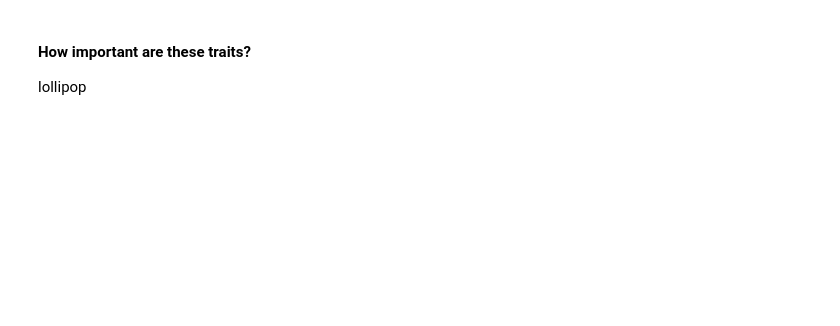
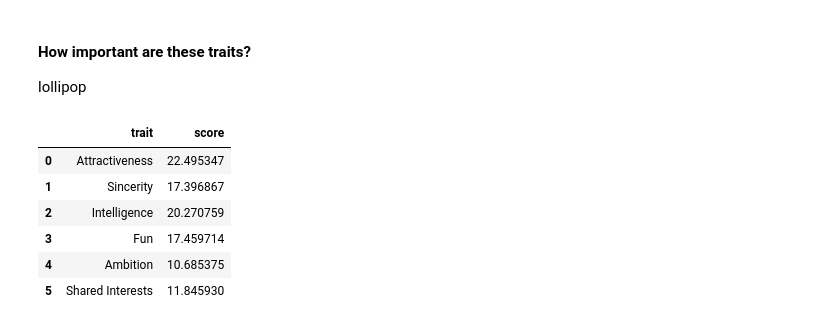
Before and after one commit to joshgreenberg8/code_pudding2, a Jupyter notebook: EDA.ipynb, the cells around one changed output. Cells and saved outputs as stored; diff of their text form; code cells hidden in the pictures; blank space fills up the shorter version.

```diff
--- a/EDA.ipynb
+++ b/EDA.ipynb
@@ -687,9 +860,19 @@ lollipop
 # %%
 # get mean of each attributes preference
 traits.append('Shared Interests')
 
 trait_importance = df[pref_alloc].mean()
 trait_importance = trait_importance.set_axis(['Attractiveness', 'Sincerity', 'Intelligence', 'Fun', 'Ambition', 'Shared Interests']).reset_index()
 trait_importance = trait_importance.rename(
     columns={'index': 'trait', 0: 'score'})
 trait_importance.to_json('./trait_importance.json', orient=orientation)
+
+trait_importance
+# %% [output]
+|  | trait | score |
+| 0 | Attractiveness | 22.495347 |
+| 1 | Sincerity | 17.396867 |
+| 2 | Intelligence | 20.270759 |
+| 3 | Fun | 17.459714 |
+| 4 | Ambition | 10.685375 |
+| 5 | Shared Interests | 11.845930 |
```
Also changed, not shown: parts of 12 cells of this notebook.
